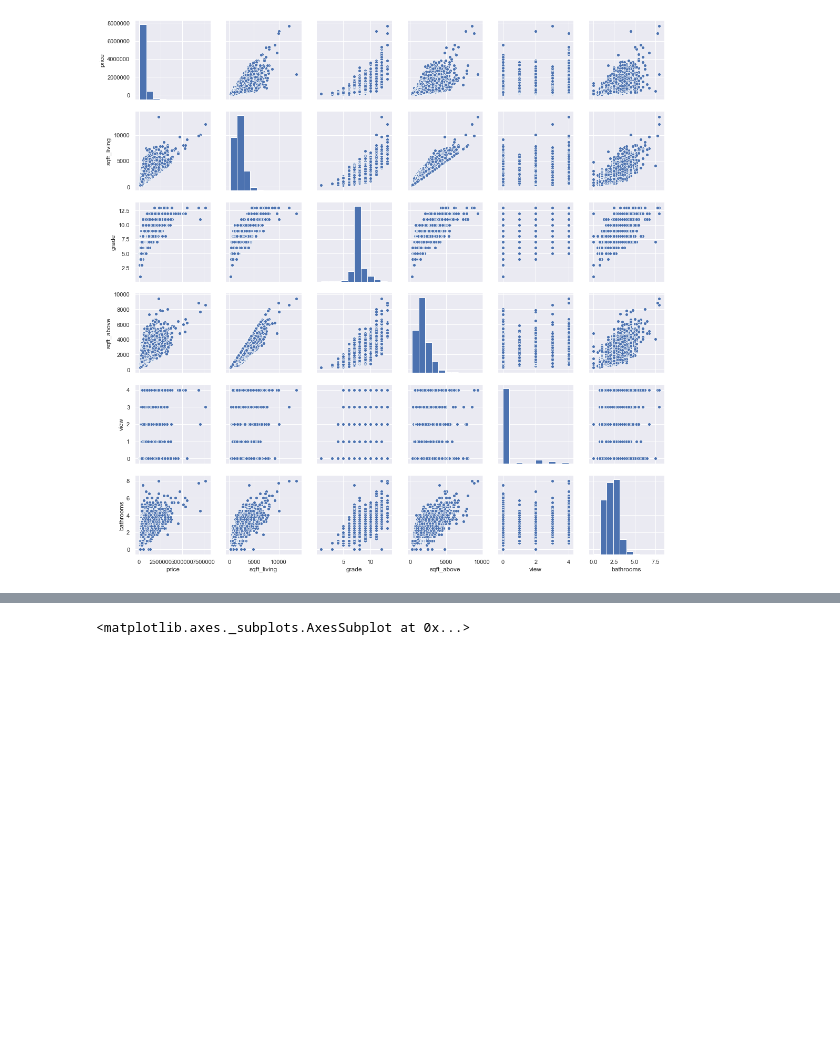
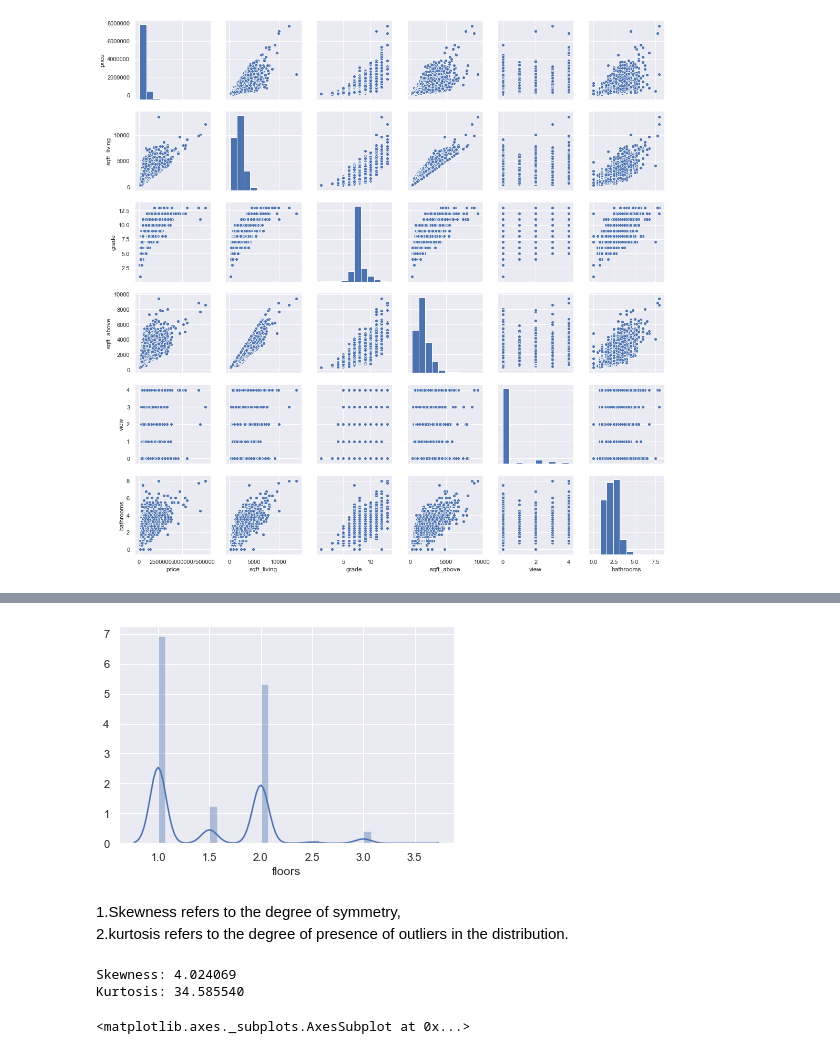
Before and after one commit to abhishekdabas31/Predicting-House-Prices-in-King-county, a Jupyter notebook: Exploratory_Data_Analysis.ipynb, the cells around one changed output, grey strips where cells are left out. Saved outputs shown, nothing was run; the diff lists cells and outputs as text; code cells hidden in the pictures; blank space fills up the shorter version.

```diff
--- a/Exploratory_Data_Analysis.ipynb
+++ b/Exploratory_Data_Analysis.ipynb
@@ -214,3 +276,16 @@ sns.distplot(data['price'], bins=50, kde=False);
+# %%
+sns.distplot(data['floors'] );
+# %% [output]
+[figure, added]
+# %% [markdown]
+1.Skewness refers to the degree of symmetry,
+2.kurtosis refers to the degree of presence of outliers in the distribution.
+# %%
+print("Skewness: %f" % data['price'].skew())
+print("Kurtosis: %f" % data['price'].kurt())
+# %% [output]
+Skewness: 4.024069
+Kurtosis: 34.585540
 # %%
 sns.boxplot(x=data['price'])
 # %% [output]
```
Also changed, not shown: parts of 39 cells of this notebook, 1 other file.
